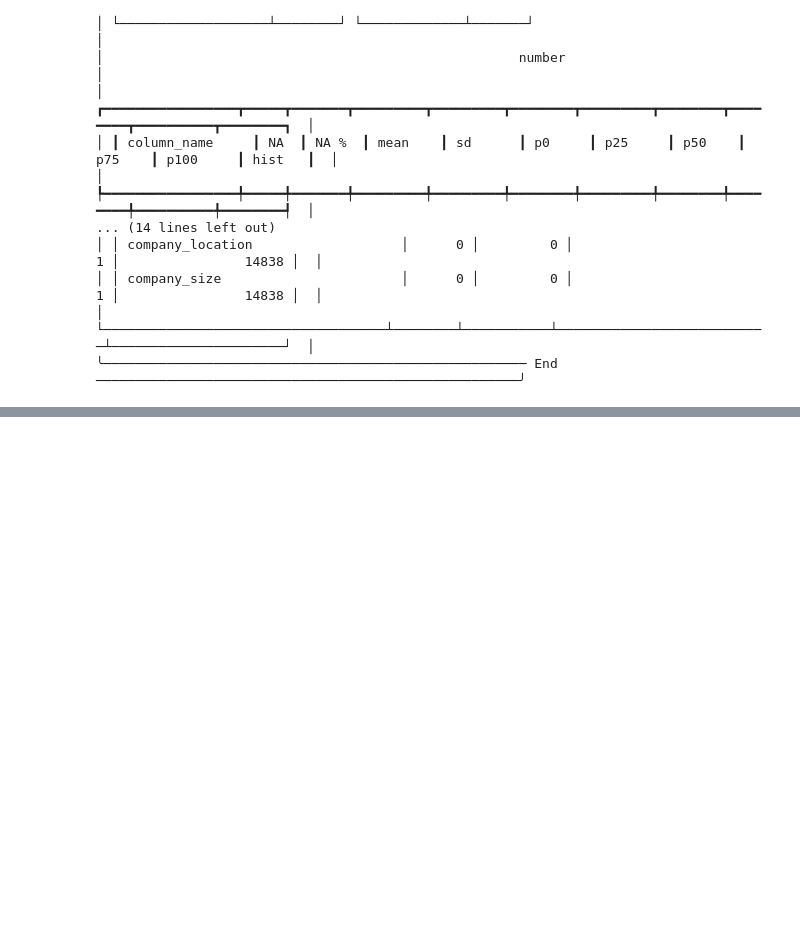
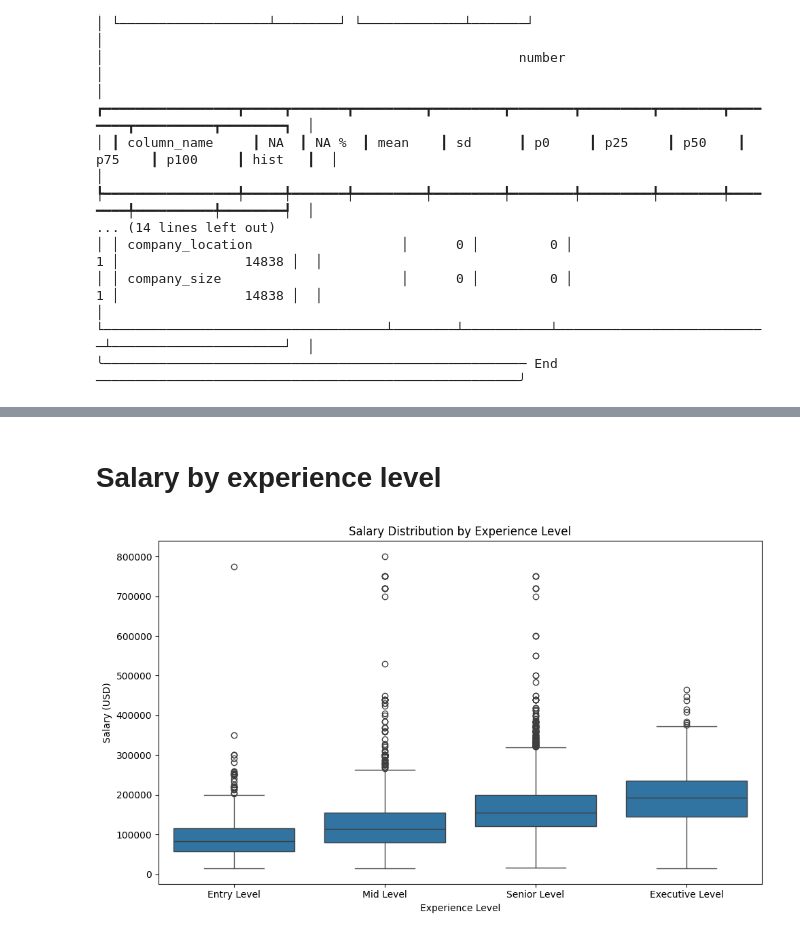
Before and after one commit to jschwxrz/datascience-salary, a Jupyter notebook: DataScienceSalary.ipynb, the cells around one changed output, grey strips where cells are left out. Saved outputs shown, nothing was run; the diff lists cells and outputs as text; code cells hidden in the pictures; blank space fills up the shorter version.

```diff
--- a/DataScienceSalary.ipynb
+++ b/DataScienceSalary.ipynb
@@ -44,0 +80,12 @@ skim(df)
+# %% [markdown]
+# Salary by experience level
+# %%
+plt.figure(figsize=(10, 6))
+sns.boxplot(x='experience_level', y='salary_in_usd', data=df, order=['EN', 'MI', 'SE', 'EX'])
+plt.title('Salary Distribution by Experience Level')
+plt.xlabel('Experience Level')
+plt.ylabel('Salary (USD)')
+plt.xticks(ticks=['EN', 'MI', 'SE', 'EX'], labels=['Entry Level', 'Mid Level', 'Senior Level', 'Executive Level'], rotation=0)
+plt.tight_layout()
+# %% [output]
+[figure, added]
```
Also changed, not shown: parts of 4 cells of this notebook.
